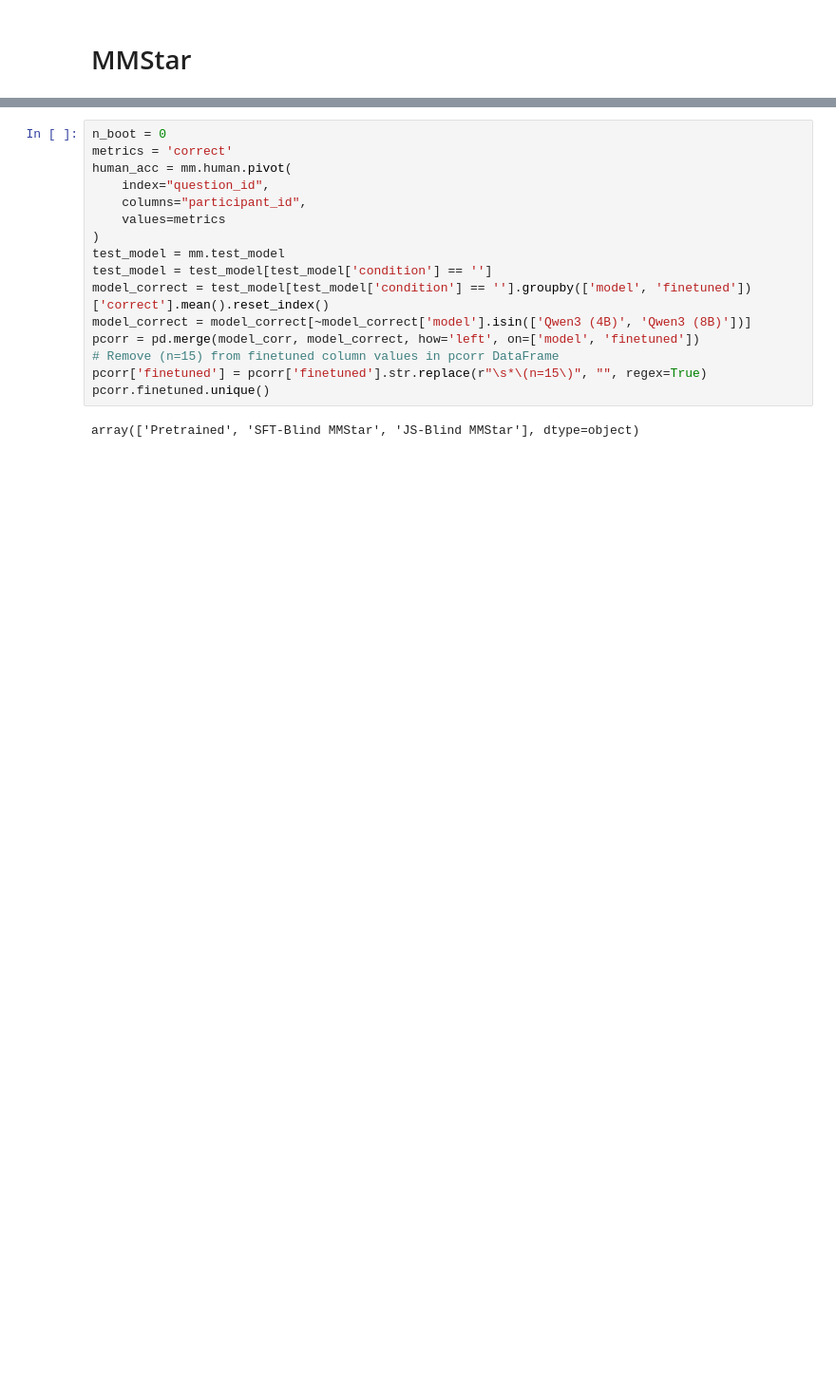
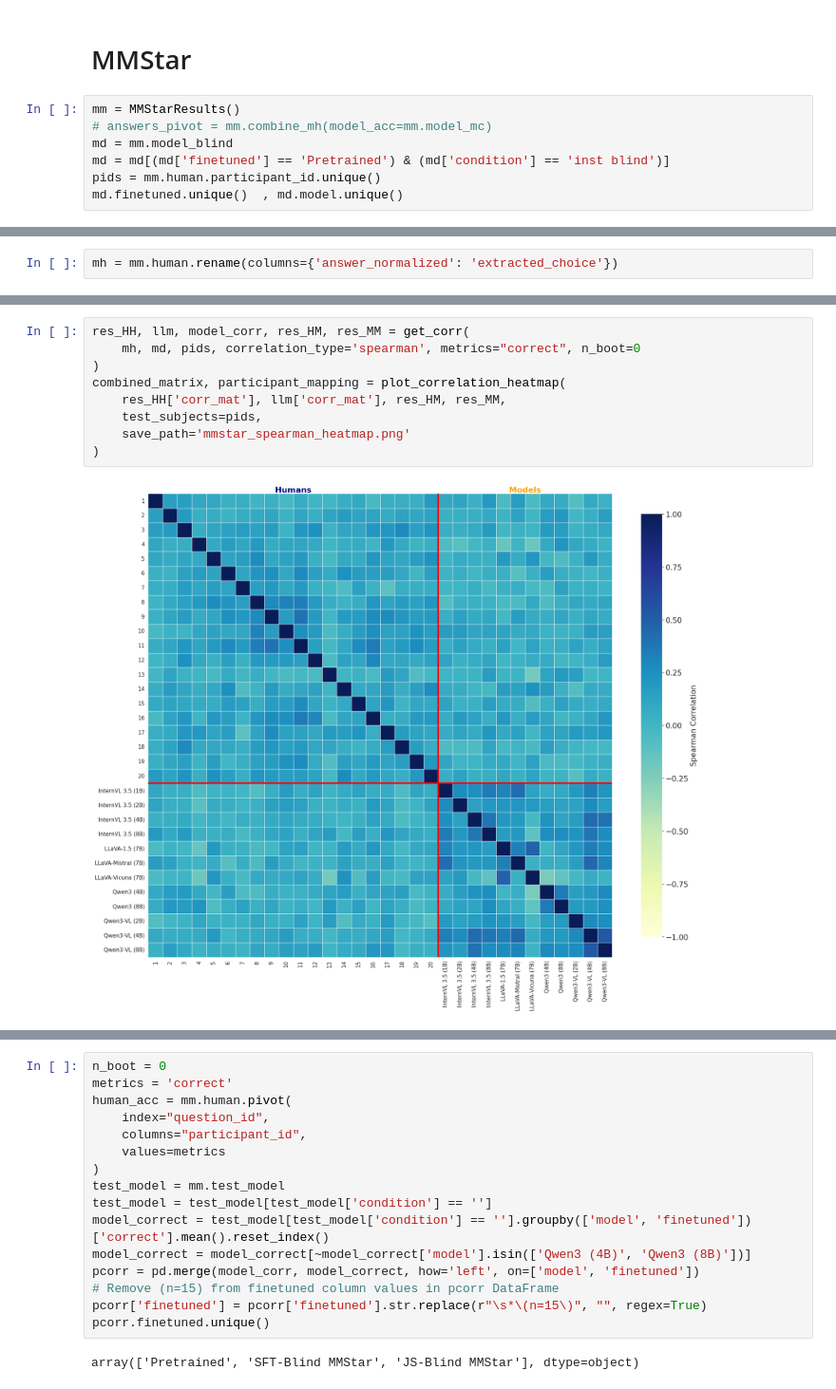
Before and after one commit to unolop/HPA, a Jupyter notebook: evaluation/analysis/correlations.ipynb, the cells around one changed output, grey strips where cells are left out. Shown at 95% size. Cells and saved outputs as stored; diff of their text form; blank space fills up the shorter version.

```diff
--- a/evaluation/analysis/correlations.ipynb
+++ b/evaluation/analysis/correlations.ipynb
@@ -14,2 +7,9 @@ md.finetuned.unique()  , md.model.unique()
 # %% [markdown]
 # MMStar
+# %%
+mm = MMStarResults()
+# answers_pivot = mm.combine_mh(model_acc=mm.model_mc)
+md = mm.model_blind
+md = md[(md['finetuned'] == 'Pretrained') & (md['condition'] == 'inst blind')]
+pids = mm.human.participant_id.unique()
+md.finetuned.unique()  , md.model.unique()
@@ -15,0 +48,2 @@ md.finetuned.unique()  , md.model.unique()
+# %%
+mh = mm.human.rename(columns={'answer_normalized': 'extracted_choice'})
@@ -15,0 +70,11 @@ md.finetuned.unique()  , md.model.unique()
+# %%
+res_HH, llm, model_corr, res_HM, res_MM = get_corr(
+    mh, md, pids, correlation_type='spearman', metrics="correct", n_boot=0
+)
+combined_matrix, participant_mapping = plot_correlation_heatmap(
+    res_HH['corr_mat'], llm['corr_mat'], res_HM, res_MM,
+    test_subjects=pids,
+    save_path='mmstar_spearman_heatmap.png'
+)
+# %% [output]
+[figure, added]
```
Also changed, not shown: parts of 18 cells of this notebook, 12 other files.
